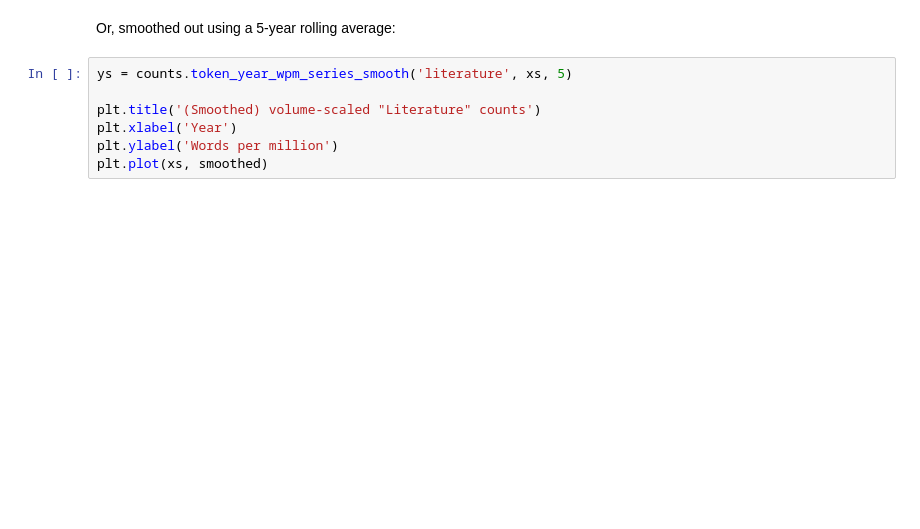
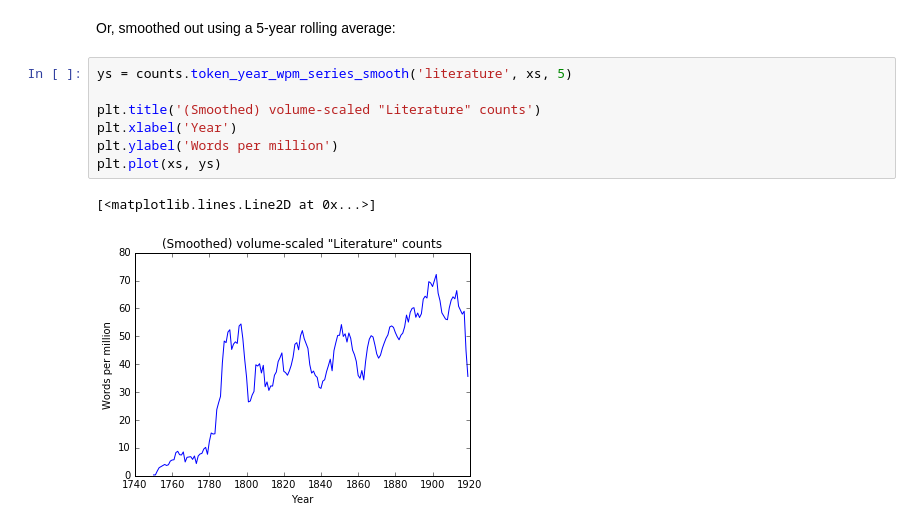
Before and after one commit to davidmcclure/history-of-literature, a Jupyter notebook: notes/hathi-data.ipynb, the cells around one changed output. Saved outputs shown, nothing was run; the diff lists cells and outputs as text; blank space fills up the shorter version.

```diff
--- a/notes/hathi-data.ipynb
+++ b/notes/hathi-data.ipynb
@@ -217,7 +206,10 @@ Or, smoothed out using a 5-year rolling average:
 # %%
 ys = counts.token_year_wpm_series_smooth('literature', xs, 5)
 
 plt.title('(Smoothed) volume-scaled "Literature" counts')
 plt.xlabel('Year')
 plt.ylabel('Words per million')
-plt.plot(xs, smoothed)
+plt.plot(xs, ys)
+# %% [output]
+[<matplotlib.lines.Line2D at 0x...>]
+[figure, added]
```
Also changed, not shown: parts of 6 cells of this notebook, 1 other file.
